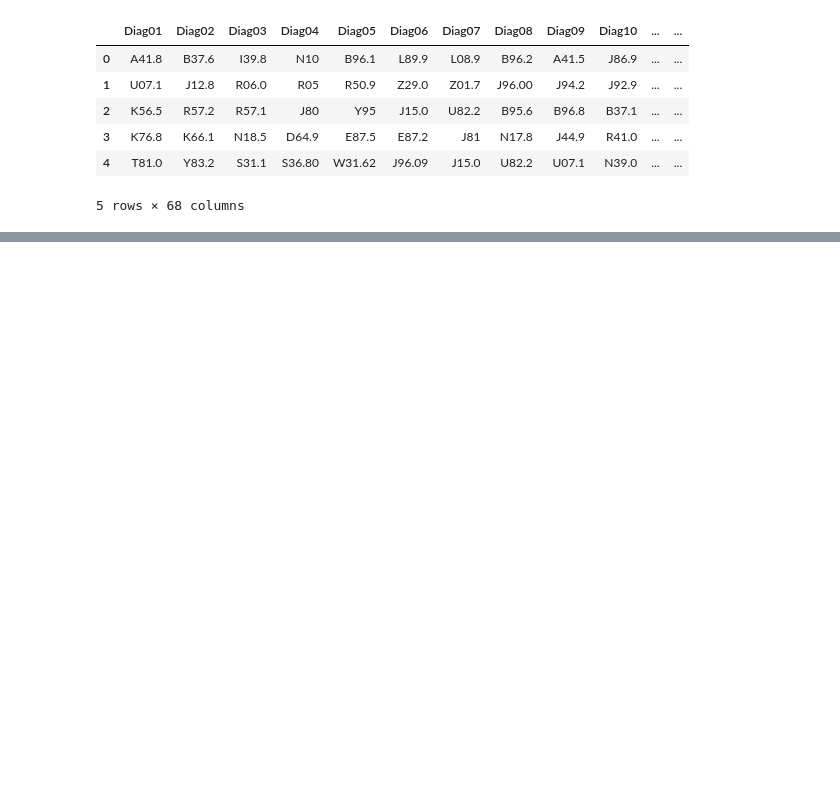
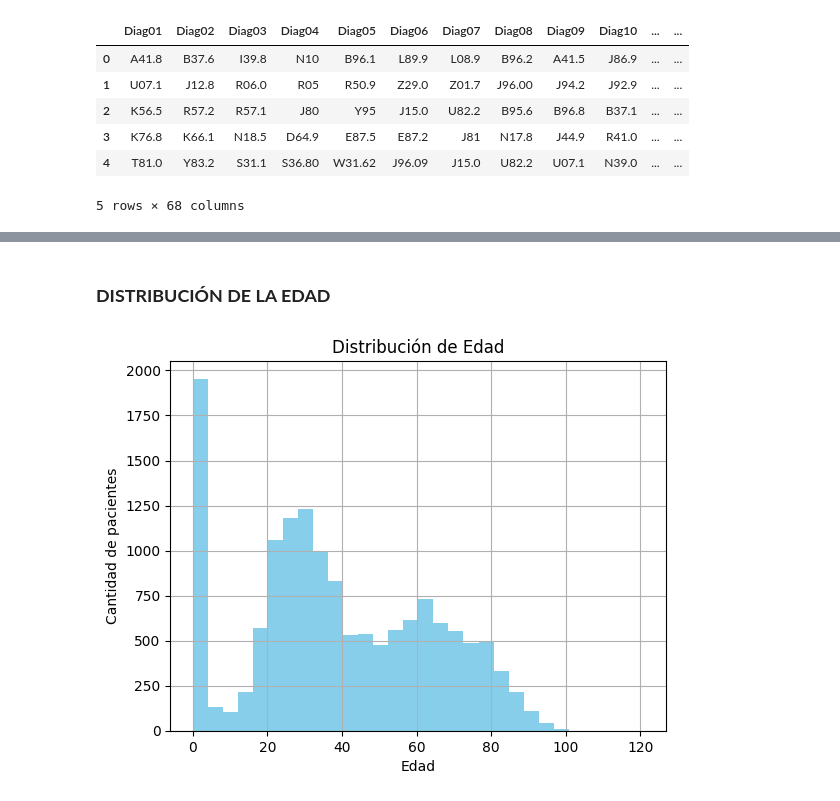
Before and after one commit to ntalme/Proyecto-Aprendizaje-de-Maquina, a Jupyter notebook: CodigoProyecto1.ipynb, the cells around one changed output, grey strips where cells are left out. Cells and saved outputs as stored; diff of their text form; code cells hidden in the pictures; blank space fills up the shorter version.

```diff
--- a/CodigoProyecto1.ipynb
+++ b/CodigoProyecto1.ipynb
@@ -69,0 +115,11 @@ df.head()
+# %% [markdown]
+### **DISTRIBUCIÓN DE LA EDAD**
+# %%
+# Histograma para ver la distribución completa de las edades
+df["Edad"].hist(bins=30, color="skyblue", edgecolor='none')
+plt.title("Distribución de Edad")
+plt.xlabel("Edad")
+plt.ylabel("Cantidad de pacientes")
+plt.show()
+# %% [output]
+[figure, added]
```
Also changed, not shown: parts of 15 cells of this notebook.
